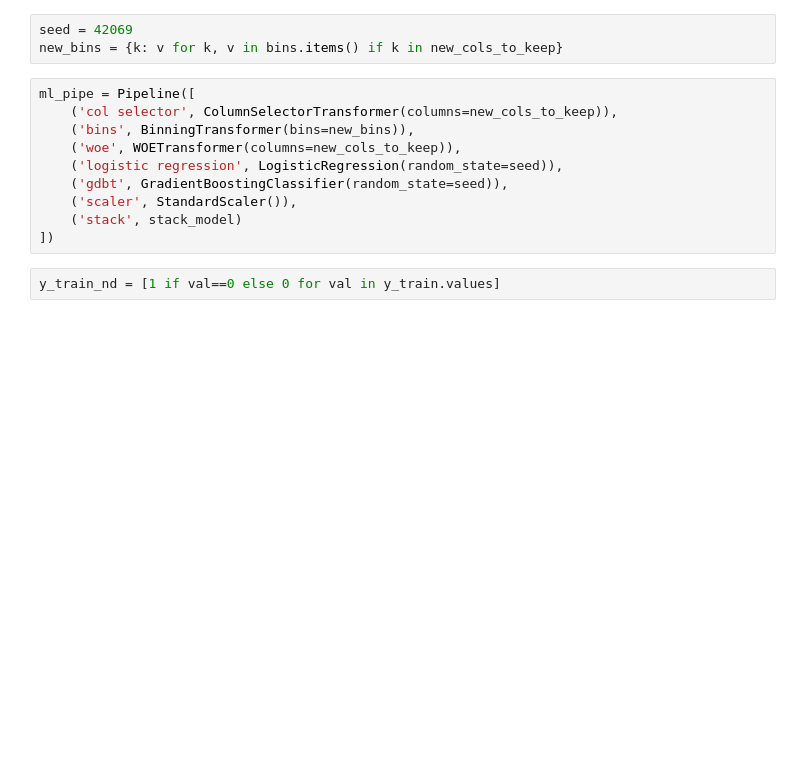
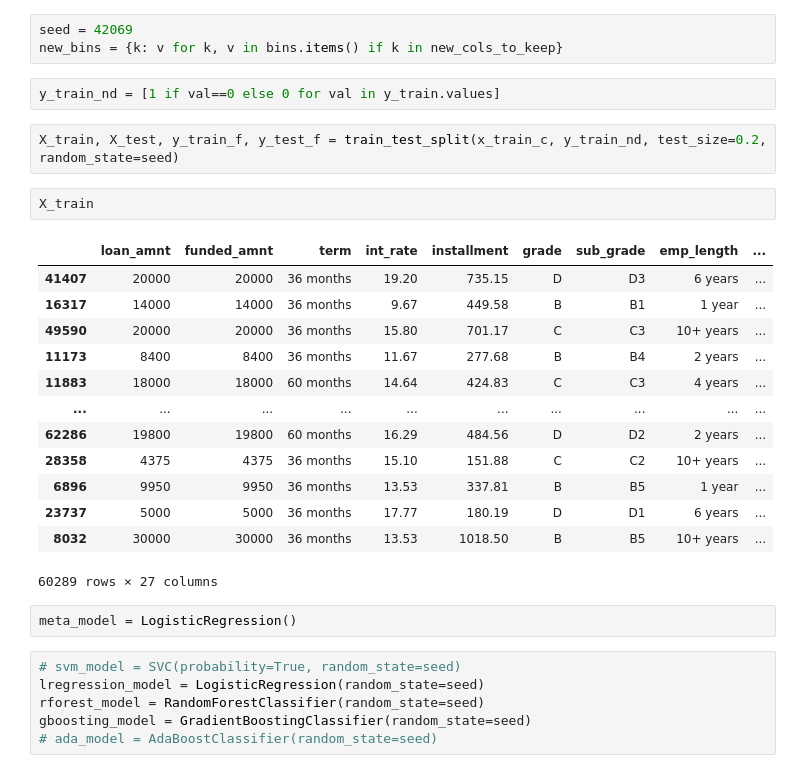
Before and after one commit to FabioSol/StonksBank, a Jupyter notebook: pd_modeling/report.ipynb, the cells around one changed output. Cells and saved outputs as stored; diff of their text form; blank space fills up the shorter version.

```diff
--- a/pd_modeling/report.ipynb
+++ b/pd_modeling/report.ipynb
@@ -348,15 +332,31 @@ We already defined our custom transformers, and since we added a `fit` and `tran
 # %%
 seed = 42069
 new_bins = {k: v for k, v in bins.items() if k in new_cols_to_keep}
-# %%
-ml_pipe = Pipeline([
-    ('col selector', ColumnSelectorTransformer(columns=new_cols_to_keep)),
-    ('bins', BinningTransformer(bins=new_bins)),
-    ('woe', WOETransformer(columns=new_cols_to_keep)),
-    ('logistic regression', LogisticRegression(random_state=seed)),
-    ('gdbt', GradientBoostingClassifier(random_state=seed)),
-    ('scaler', StandardScaler()),
-    ('stack', stack_model)
-])
 # %%
 y_train_nd = [1 if val==0 else 0 for val in y_train.values]
+# %%
+X_train, X_test, y_train_f, y_test_f = train_test_split(x_train_c, y_train_nd, test_size=0.2, random_state=seed)
+# %%
+X_train
+# %% [output]
+|  | loan_amnt | funded_amnt | term | int_rate | installment | grade | sub_grade | emp_length | ... |
+| 41407 | 20000 | 20000 | 36 months | 19.20 | 735.15 | D | D3 | 6 years | ... |
+| 16317 | 14000 | 14000 | 36 months | 9.67 | 449.58 | B | B1 | 1 year | ... |
+| 49590 | 20000 | 20000 | 36 months | 15.80 | 701.17 | C | C3 | 10+ years | ... |
+| 11173 | 8400 | 8400 | 36 months | 11.67 | 277.68 | B | B4 | 2 years | ... |
+| 11883 | 18000 | 18000 | 60 months | 14.64 | 424.83 | C | C3 | 4 years | ... |
+| ... | ... | ... | ... | ... | ... | ... | ... | ... | ... |
+| 62286 | 19800 | 19800 | 60 months | 16.29 | 484.56 | D | D2 | 2 years | ... |
+| 28358 | 4375 | 4375 | 36 months | 15.10 | 151.88 | C | C2 | 10+ years | ... |
+| 6896 | 9950 | 9950 | 36 months | 13.53 | 337.81 | B | B5 | 1 year | ... |
+| 23737 | 5000 | 5000 | 36 months | 17.77 | 180.19 | D | D1 | 6 years | ... |
+| 8032 | 30000 | 30000 | 36 months | 13.53 | 1018.50 | B | B5 | 10+ years | ... |
+60289 rows × 27 columns
+# %%
+meta_model = LogisticRegression()
+# %%
+# svm_model = SVC(probability=True, random_state=seed)
+lregression_model = LogisticRegression(random_state=seed)
+rforest_model = RandomForestClassifier(random_state=seed)
+gboosting_model = GradientBoostingClassifier(random_state=seed)
+# ada_model = AdaBoostClassifier(random_state=seed)
```
Also changed, not shown: parts of 24 cells of this notebook, 1 other file.
